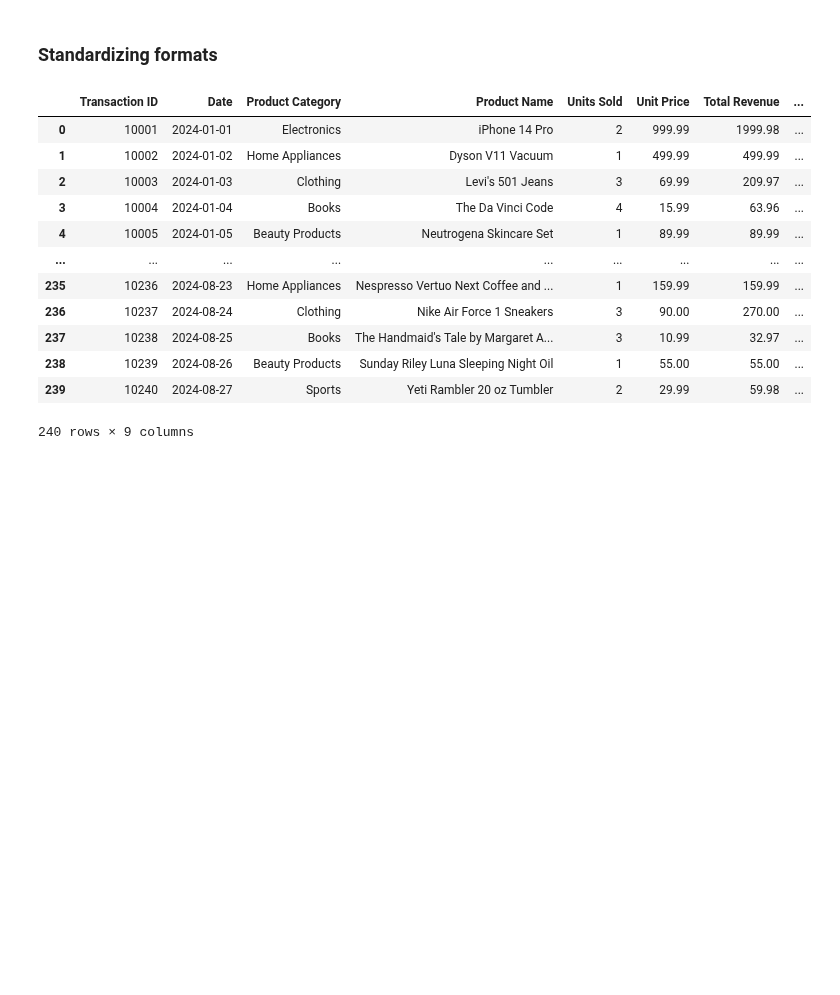
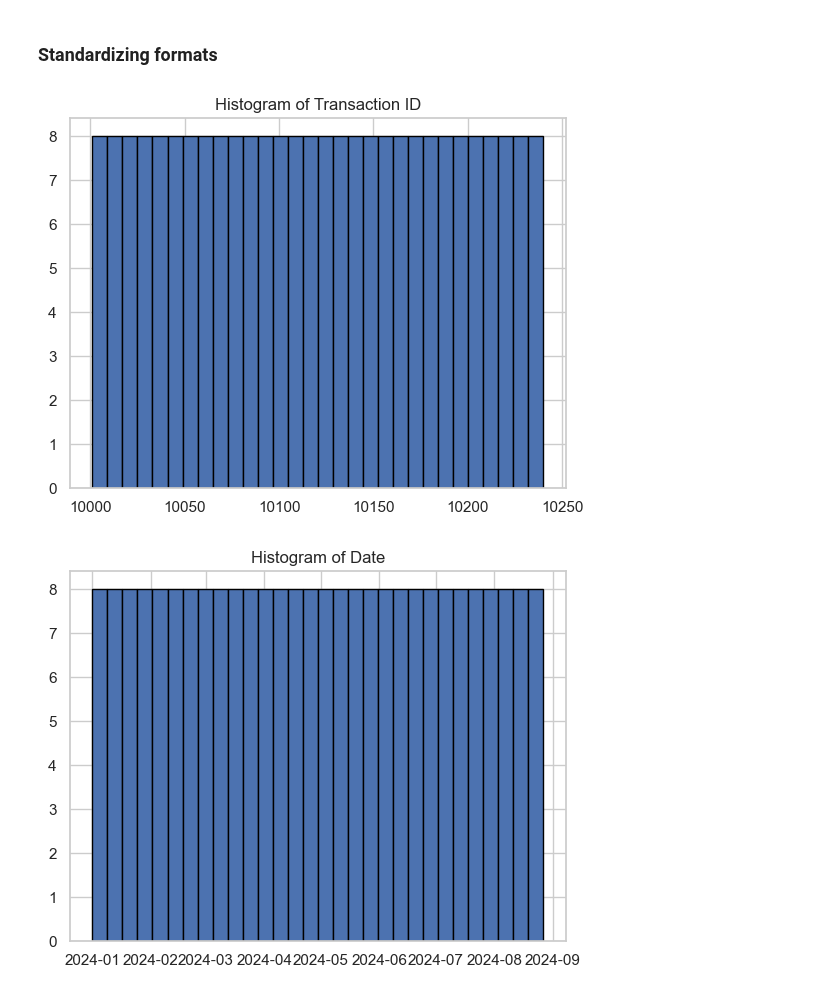
Before and after one commit to arnelimperial/greenergy, a Jupyter notebook: sales.ipynb, the cells around one changed output. Cells and saved outputs as stored; diff of their text form; code cells hidden in the pictures; blank space fills up the shorter version.

```diff
--- a/sales.ipynb
+++ b/sales.ipynb
@@ -80,27 +76,14 @@ dtype: int64
 # %% [markdown]
 <h3>Standardizing formats</h3>
-# %%
-# For Date col
-# Converting the date column with multiple formats
-df['Date'] = pd.to_datetime(df['Date'], format='%m/%d/%Y', errors='coerce')  # For MM/DD/YYYY
-df['Date'] = pd.to_datetime(df['Date'], format='%Y-%m-%d', errors='coerce')  # For YYYY-MM-DD
-df['Date'] = pd.to_datetime(df['Date'], format='%B %d, %Y', errors='coerce')  # For Month DD, YYYY
-
-# format (YYYY-MM-DD) ISO 8601
-df['Date'] = pd.to_datetime(df['Date'], format='%m/%d/%Y').dt.strftime('%Y-%m-%d')
-# %%
-df
-# %% [output]
-|  | Transaction ID | Date | Product Category | Product Name | Units Sold | Unit Price | Total Revenue | ... |
-| 0 | 10001 | 2024-01-01 | Electronics | iPhone 14 Pro | 2 | 999.99 | 1999.98 | ... |
-| 1 | 10002 | 2024-01-02 | Home Appliances | Dyson V11 Vacuum | 1 | 499.99 | 499.99 | ... |
-| 2 | 10003 | 2024-01-03 | Clothing | Levi's 501 Jeans | 3 | 69.99 | 209.97 | ... |
-| 3 | 10004 | 2024-01-04 | Books | The Da Vinci Code | 4 | 15.99 | 63.96 | ... |
-| 4 | 10005 | 2024-01-05 | Beauty Products | Neutrogena Skincare Set | 1 | 89.99 | 89.99 | ... |
-| ... | ... | ... | ... | ... | ... | ... | ... | ... |
-| 235 | 10236 | 2024-08-23 | Home Appliances | Nespresso Vertuo Next Coffee and ... | 1 | 159.99 | 159.99 | ... |
-| 236 | 10237 | 2024-08-24 | Clothing | Nike Air Force 1 Sneakers | 3 | 90.00 | 270.00 | ... |
-| 237 | 10238 | 2024-08-25 | Books | The Handmaid's Tale by Margaret A... | 3 | 10.99 | 32.97 | ... |
-| 238 | 10239 | 2024-08-26 | Beauty Products | Sunday Riley Luna Sleeping Night Oil | 1 | 55.00 | 55.00 | ... |
-| 239 | 10240 | 2024-08-27 | Sports | Yeti Rambler 20 oz Tumbler | 2 | 29.99 | 59.98 | ... |
-240 rows × 9 columns
+# %%
+# Format to ISO 8601 (YYYY-MM-DD)
+df['Date'] = pd.to_datetime(df['Date']).dt.date
+# %%
+for column in df.columns:
+    plt.figure()
+    plt.hist(df[column], bins=30, edgecolor='black')
+    plt.title(f'Histogram of {column}')
+    plt.show()
+# %% [output]
+[figure, added]
+[figure, added]
```
Also changed, not shown: parts of 17 cells of this notebook, 2 other files.
